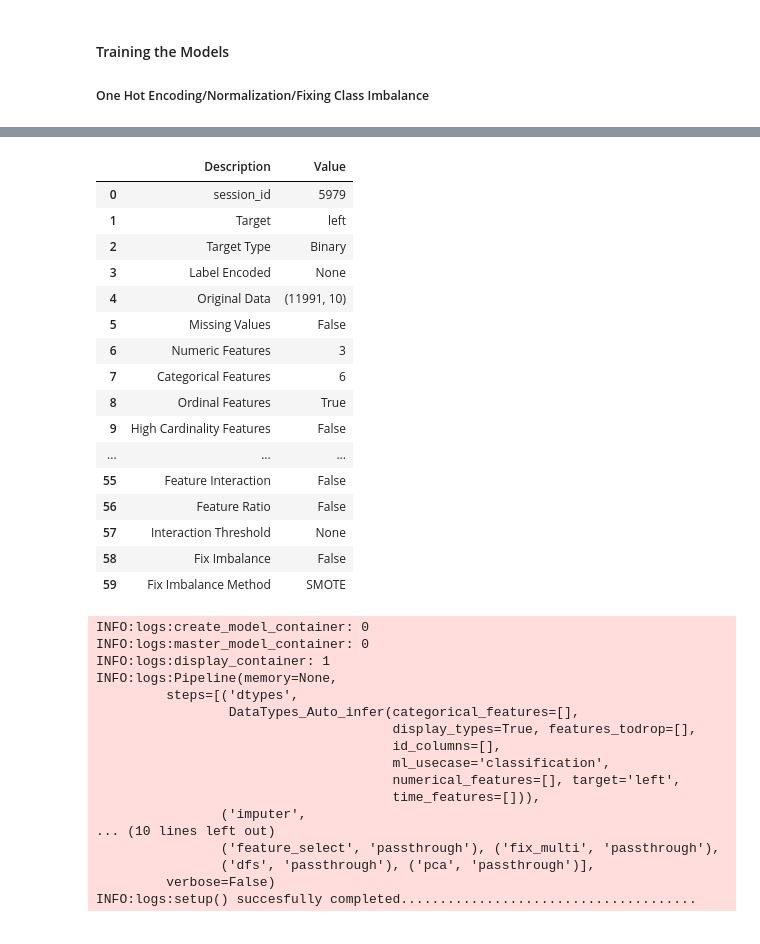
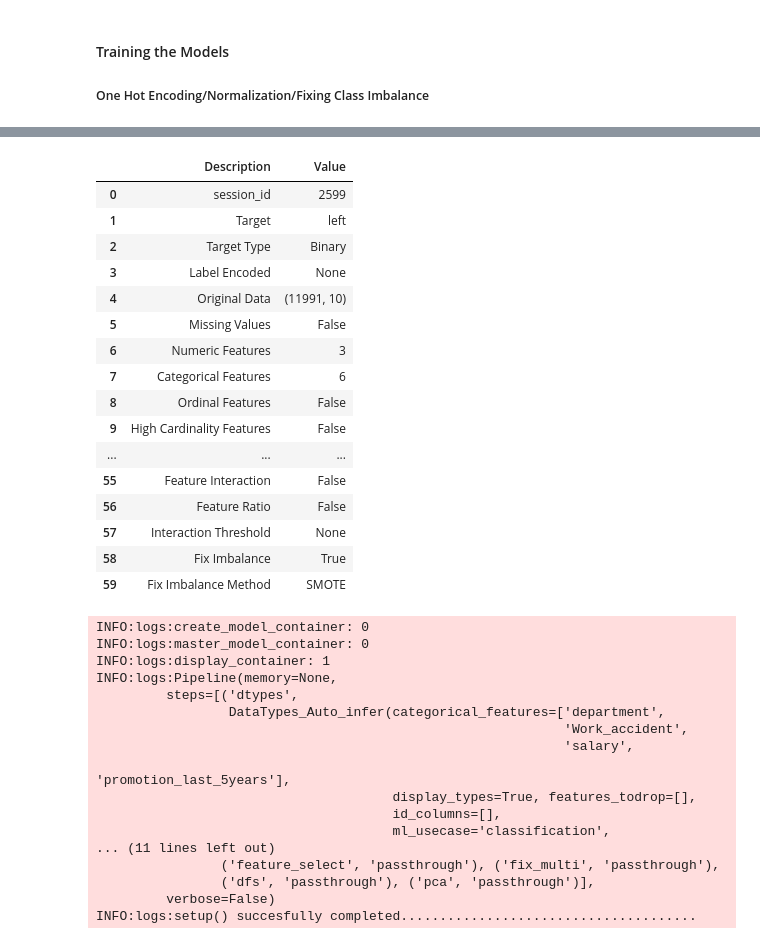
Before and after one commit to VivianKingasia/Employee-Turnover-Project, a Jupyter notebook: Employee Turnover Prediction Model.ipynb, the cells around one changed output, grey strips where cells are left out. Drawn from its saved outputs; the diff is of its cells as text; code cells hidden in the pictures.

```diff
--- a/Employee Turnover Prediction Model.ipynb
+++ b/Employee Turnover Prediction Model.ipynb
@@ -345,3 +345,7 @@ data[(data["average_montly_hours"] > 300) & (data["left"] == 1)].head()
 ## Preprocessing
 # %% [markdown]
 ### Pycaret
+# %%
+#converting categorical  variables into numerical variables
+data['salary'].replace(['low', 'medium', 'high'],
+                        [0, 1, 2], inplace=True)
@@ -387,10 +425,12 @@ There are class imbalances in the target variable which will be addressed by SMO
+# %%
+cat_features= ["department", "Work_accident", "salary", "promotion_last_5years"]
 # %%
 # conducting ordinal encoding
 
-clf1 = setup(data = data, target = 'left', ordinal_features = {'salary' : ['low', 'medium', 'high']}, normalize = True, fix_imbalance = True)
+clf1 = setup(data = data, target = 'left', categorical_features = cat_features, normalize = True, fix_imbalance = True)
 # %% [output]
 |  | Description | Value |
-| 0 | session_id | 5979 |
+| 0 | session_id | 2599 |
 | 1 | Target | left |
 | 2 | Target Type | Binary |
 | 3 | Label Encoded | None |
@@ -398,27 +438,27 @@ clf1 = setup(data = data, target = 'left', ordinal_features = {'salary' : ['low'
 | 5 | Missing Values | False |
 | 6 | Numeric Features | 3 |
 | 7 | Categorical Features | 6 |
-| 8 | Ordinal Features | True |
+| 8 | Ordinal Features | False |
 | 9 | High Cardinality Features | False |
 | ... | ... | ... |
 | 55 | Feature Interaction | False |
 | 56 | Feature Ratio | False |
 | 57 | Interaction Threshold | None |
-| 58 | Fix Imbalance | False |
+| 58 | Fix Imbalance | True |
 | 59 | Fix Imbalance Method | SMOTE |
 INFO:logs:create_model_container: 0
 INFO:logs:master_model_container: 0
 INFO:logs:display_container: 1
 INFO:logs:Pipeline(memory=None,
          steps=[('dtypes',
-                 DataTypes_Auto_infer(categorical_features=[],
+                 DataTypes_Auto_infer(categorical_features=['department',
+                                                            'Work_accident',
+                                                            'salary',
+                                                            'promotion_last_5years'],
                                       display_types=True, features_todrop=[],
                                       id_columns=[],
                                       ml_usecase='classification',
-                                      numerical_features=[], target='left',
-                                      time_features=[])),
-                ('imputer',
-... (10 lines left out)
+... (11 lines left out)
                 ('feature_select', 'passthrough'), ('fix_multi', 'passthrough'),
                 ('dfs', 'passthrough'), ('pca', 'passthrough')],
          verbose=False)
```
Also changed, not shown: parts of 5 cells of this notebook.
